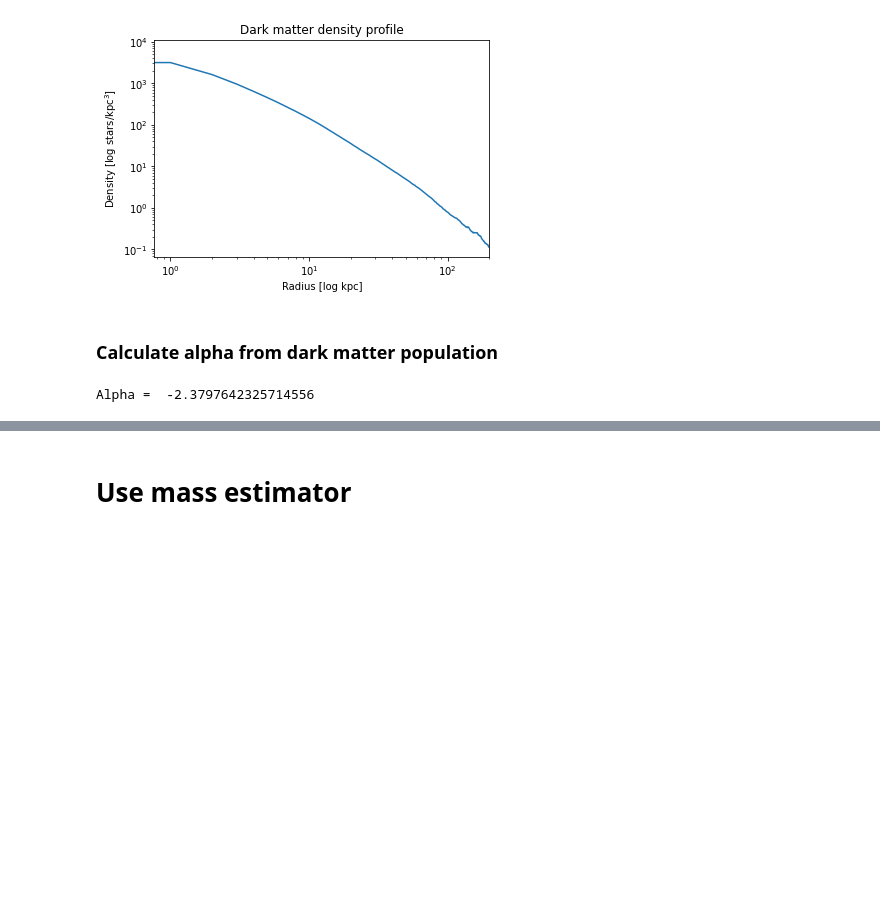
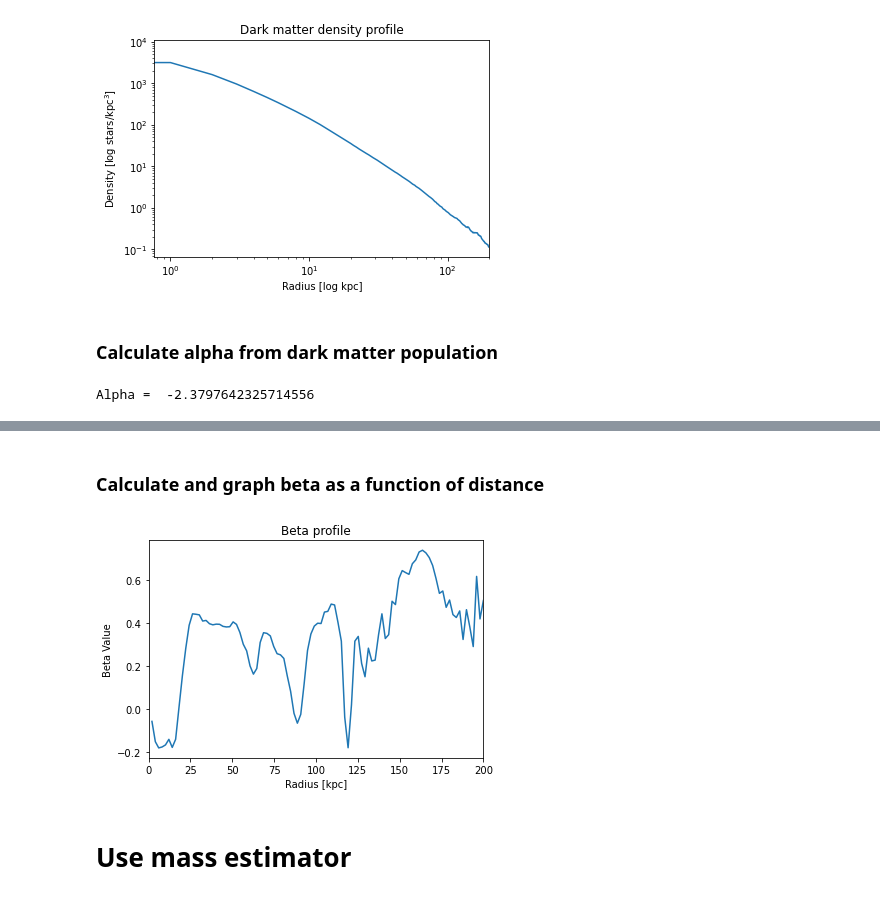
Before and after one commit to aeden2019/fire_mass, a Jupyter notebook: fire_mass.ipynb, the cells around one changed output, grey strips where cells are left out. Cells and saved outputs as stored; diff of their text form; code cells hidden in the pictures; blank space fills up the shorter version.

```diff
--- a/fire_mass.ipynb
+++ b/fire_mass.ipynb
@@ -49,4 +49,9 @@ darkMass = part['dark']['mass']              # dark mass in solar masses
 darkVel = part['dark'].prop('host.velocity') # dark velocity in km/s
+# %%
+# Temporary unit conversion from km/s to kpc/Gyr (ie. pc/Myr)
+kmsInPcMyr = 1.0227121655399913
+starVel = starVel * kmsInPcMyr
+darkVel = darkVel * kmsInPcMyr
 # %% [markdown]
 # Graph density plots and find coefs
 # %%
@@ -191 +197,3 @@ Calculated beta:   0.12881259099244435    Expected: 0 to infinity
 Calculated gamma:  -0.5617534010051383    Expected: 2.6
+# %% [markdown]
+### Calculate and graph beta as a function of distance
@@ -191,0 +203,11 @@ Calculated gamma:  -0.5617534010051383    Expected: 2.6
+# %%
+# Graph binned beta
+fig, ax = plt.subplots()
+ax.plot(betaArr[0][1:], betaArr[1])
+ax.set_xlabel('Radius [kpc]')
+ax.set_ylabel('Beta Value')
+ax.set_xlim(rmin, rmax)
+plt.title('Beta profile')
+plt.show()
+# %% [output]
+[figure, added]
```
Also changed, not shown: parts of 13 cells of this notebook.
